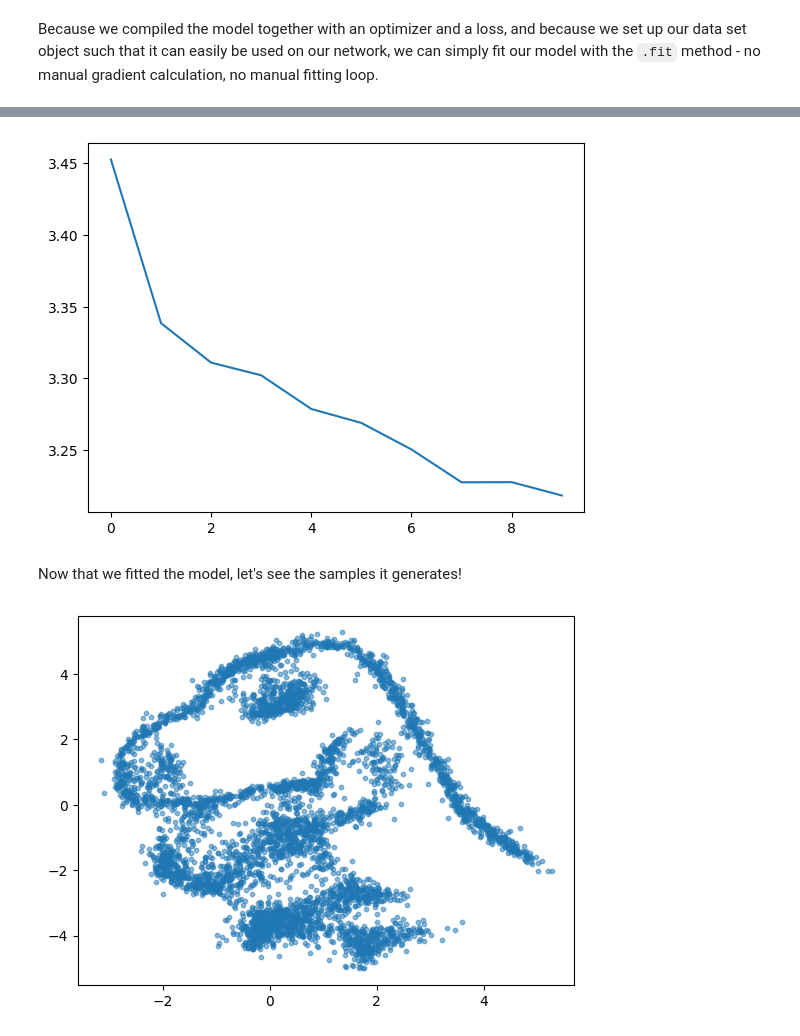
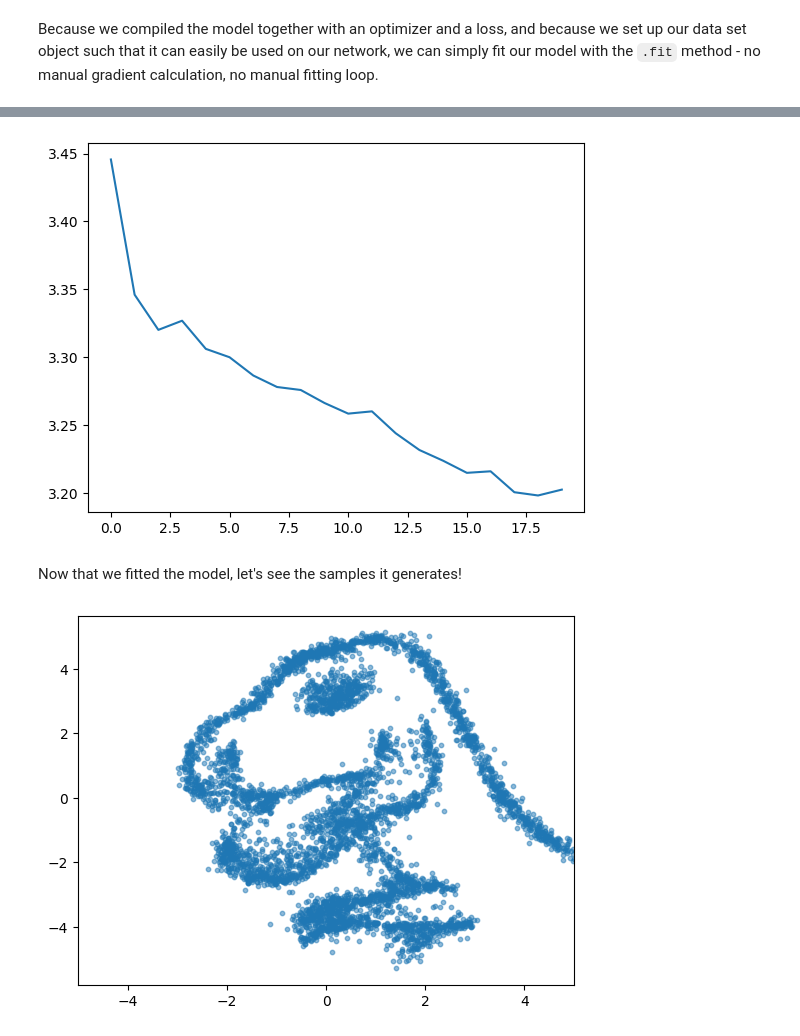
Before and after one commit to bayesflow-org/bayesflow-workshop-quant-psych, a Jupyter notebook: exercises/flow-matching-datasaurus.ipynb, the cells around one changed output, grey strips where cells are left out. Drawn from its saved outputs; the diff is of its cells as text; code cells hidden in the pictures.

Commit message:
improve datasaurus plot

```diff
--- a/exercises/flow-matching-datasaurus.ipynb
+++ b/exercises/flow-matching-datasaurus.ipynb
@@ -75,7 +75,7 @@ class FlowMatching(keras.Model):
 
         Parameters
         ----------
-        inputs: tuple
+        inputs: dict
             x_0: samples from the base distribution
             x_1: samples from the data distribution
             t:   samples of the time variable between [0, 1]
@@ -194,7 +194,7 @@ class DataSet(keras.utils.PyDataset):
 # %% [markdown]
 We configure the dataset such that every time we sample from it, we will draw a batch of 512 samples.
 # %%
-epochs=10
+epochs=20
 batches=1000
 batch_size=512
 
@@ -239,13 +236,15 @@ Epoch 10/10
 # %%
 f=plt.plot(history.history["loss"])
 # %% [output]
-[figure, old version]
+[figure, new version]
 # %% [markdown]
 Now that we fitted the model, let's see the samples it generates!
 # %%
 n_samples=5000
 x = flow.sample(n_samples=n_samples, steps=100)
 # -1 gets the samples at the last time step, e.i, t=1
 f=plt.scatter(x[:, -1, 0], x[:, -1, 1], s=10, alpha=0.5)
+f=plt.xlim(-5, 5)
+f=plt.xlim(-5, 5)
 # %% [output]
-[figure, old version]
+[figure, new version]
```
Also changed, not shown: parts of 1 cell of this notebook.
